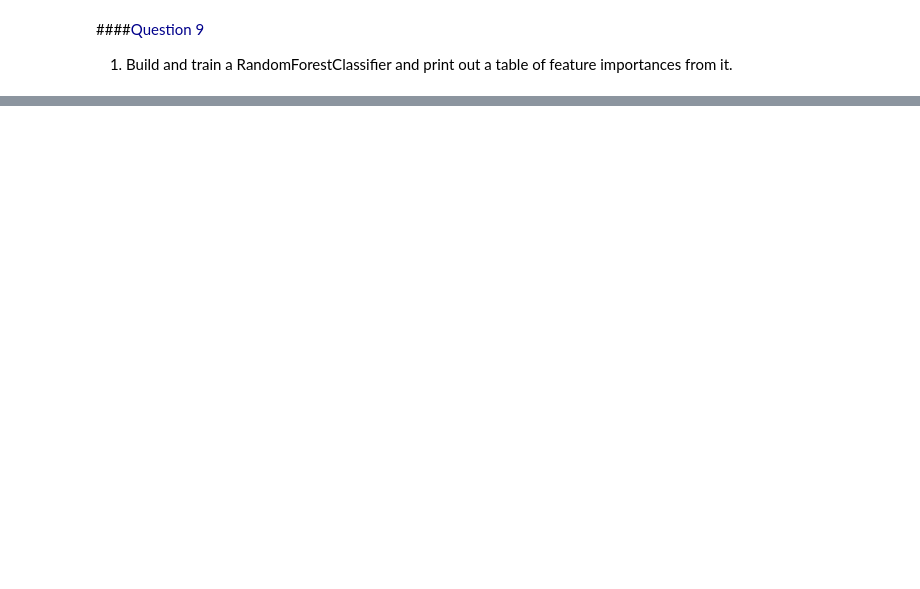
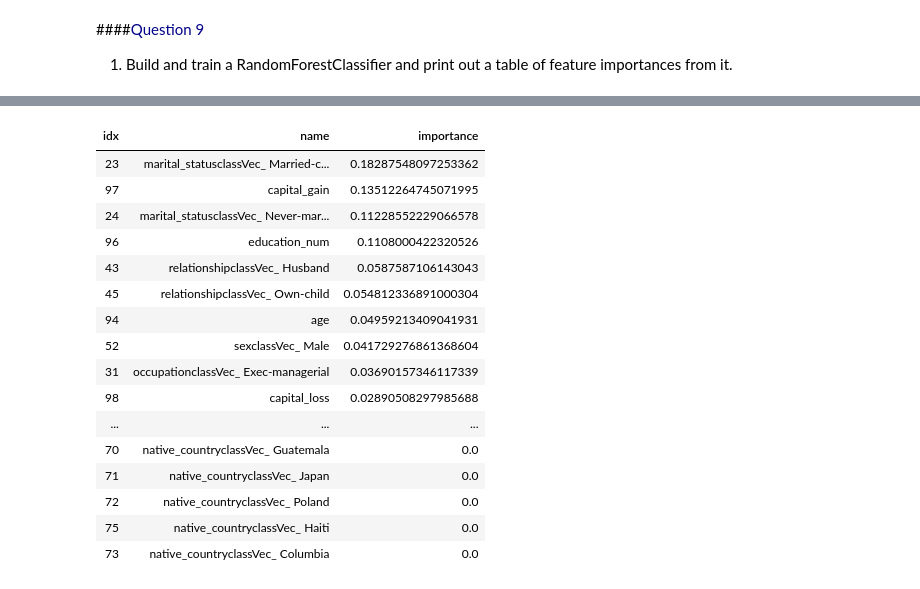
Before and after one commit to forheart81/Data-Science, a Jupyter notebook: Spark DF, SQL, ML Exercise.ipynb, the cells around one changed output, grey strips where cells are left out. Saved outputs shown, nothing was run; the diff lists cells and outputs as text; code cells hidden in the pictures; blank space fills up the shorter version.

```diff
--- a/Spark DF, SQL, ML Exercise.ipynb
+++ b/Spark DF, SQL, ML Exercise.ipynb
@@ -683,5 +731,5 @@ rfFeatureImpResult = pd.merge(rfFeatureScores, rfFeatureImportance, on='idx')
 rfFeatureImpResult = rfFeatureImpResult[['idx','name','importance']].sort_values(by='importance',ascending=False)
 
 
-print(rfFeatureImpResult)
+display(rfFeatureImpResult)
 # %% [output]
@@ -688,0 +736,17 @@ print(rfFeatureImpResult)
+| idx | name | importance |
+| 23 | marital_statusclassVec_ Married-c... | 0.18287548097253362 |
+| 97 | capital_gain | 0.13512264745071995 |
+| 24 | marital_statusclassVec_ Never-mar... | 0.11228552229066578 |
+| 96 | education_num | 0.1108000422320526 |
+| 43 | relationshipclassVec_ Husband | 0.0587587106143043 |
+| 45 | relationshipclassVec_ Own-child | 0.054812336891000304 |
+| 94 | age | 0.04959213409041931 |
+| 52 | sexclassVec_ Male | 0.041729276861368604 |
+| 31 | occupationclassVec_ Exec-managerial | 0.03690157346117339 |
+| 98 | capital_loss | 0.02890508297985688 |
+| ... | ... | ... |
+| 70 | native_countryclassVec_ Guatemala | 0.0 |
+| 71 | native_countryclassVec_ Japan | 0.0 |
+| 72 | native_countryclassVec_ Poland | 0.0 |
+| 75 | native_countryclassVec_ Haiti | 0.0 |
+| 73 | native_countryclassVec_ Columbia | 0.0 |
```
Also changed, not shown: parts of 4 cells of this notebook.
